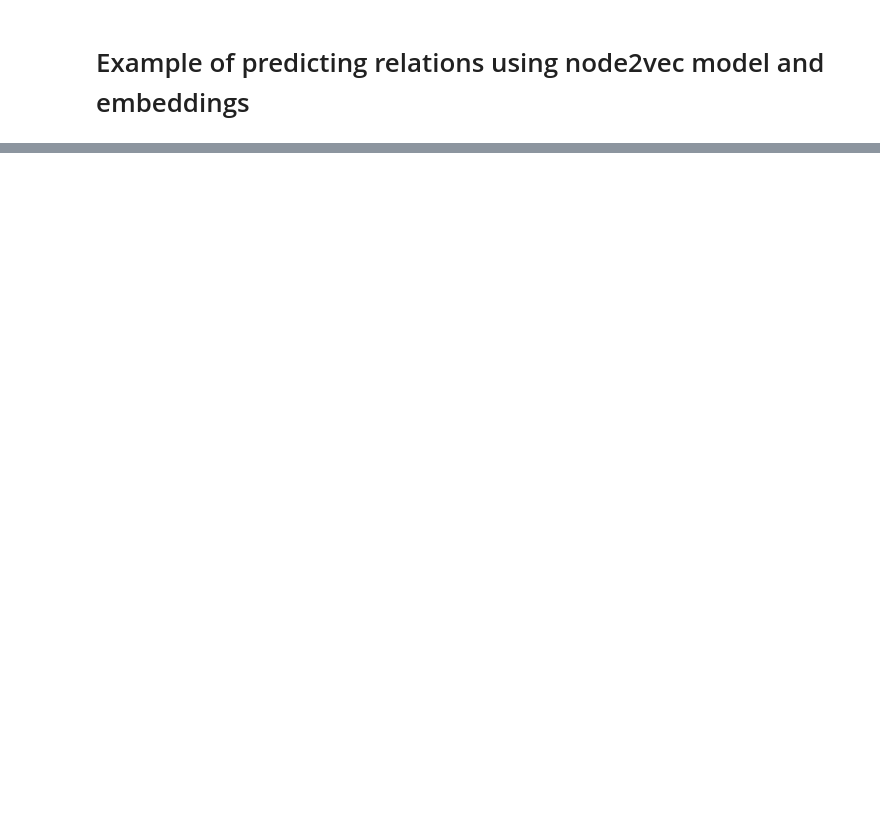
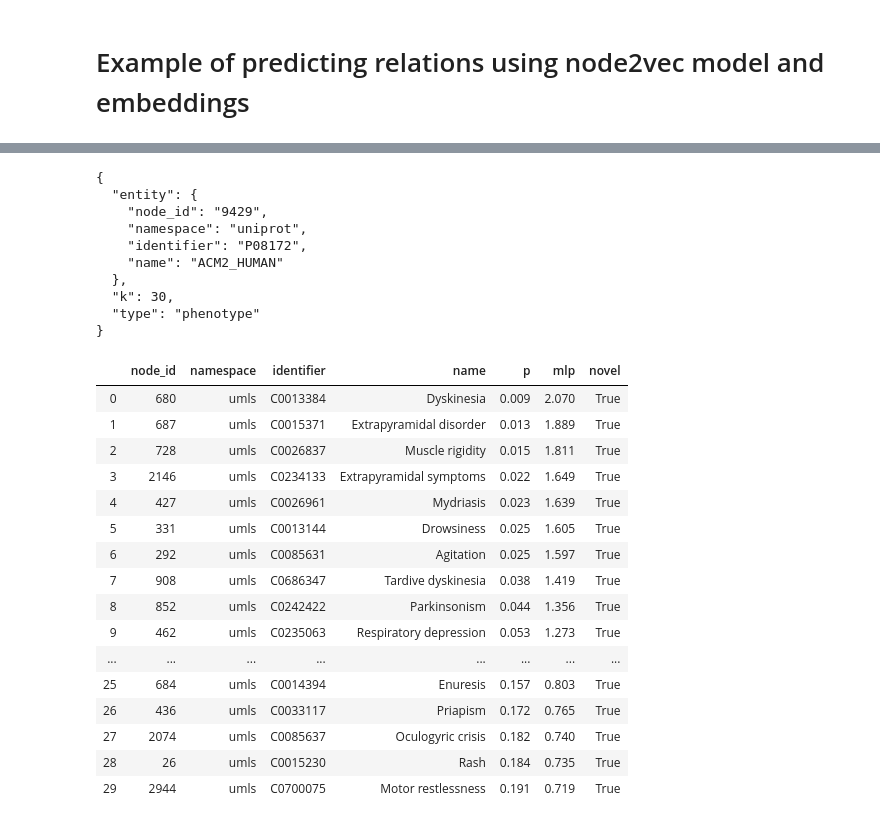
Before and after one commit to seffnet/seffnet, a Jupyter notebook: notebooks/Using the Predictive Model.ipynb, the cells around one changed output, grey strips where cells are left out. Cells and saved outputs as stored; diff of their text form; code cells hidden in the pictures; blank space fills up the shorter version.

```diff
--- a/notebooks/Using the Predictive Model.ipynb
+++ b/notebooks/Using the Predictive Model.ipynb
@@ -119,4 +301,32 @@ df
 # %%
-query, df = get_predictions_df('uniprot:P11229', 'phenotype')
+query, df = get_predictions_df('uniprot:P08172', 'phenotype')
 print(json.dumps(query, indent=2))
 df
+# %% [output]
+{
+  "entity": {
+    "node_id": "9429",
+    "namespace": "uniprot",
+    "identifier": "P08172",
+    "name": "ACM2_HUMAN"
+  },
+  "k": 30,
+  "type": "phenotype"
+}
+|  | node_id | namespace | identifier | name | p | mlp | novel |
+| 0 | 680 | umls | C0013384 | Dyskinesia | 0.009 | 2.070 | True |
+| 1 | 687 | umls | C0015371 | Extrapyramidal disorder | 0.013 | 1.889 | True |
+| 2 | 728 | umls | C0026837 | Muscle rigidity | 0.015 | 1.811 | True |
+| 3 | 2146 | umls | C0234133 | Extrapyramidal symptoms | 0.022 | 1.649 | True |
+| 4 | 427 | umls | C0026961 | Mydriasis | 0.023 | 1.639 | True |
+| 5 | 331 | umls | C0013144 | Drowsiness | 0.025 | 1.605 | True |
+| 6 | 292 | umls | C0085631 | Agitation | 0.025 | 1.597 | True |
+| 7 | 908 | umls | C0686347 | Tardive dyskinesia | 0.038 | 1.419 | True |
+| 8 | 852 | umls | C0242422 | Parkinsonism | 0.044 | 1.356 | True |
+| 9 | 462 | umls | C0235063 | Respiratory depression | 0.053 | 1.273 | True |
+| ... | ... | ... | ... | ... | ... | ... | ... |
+| 25 | 684 | umls | C0014394 | Enuresis | 0.157 | 0.803 | True |
+| 26 | 436 | umls | C0033117 | Priapism | 0.172 | 0.765 | True |
+| 27 | 2074 | umls | C0085637 | Oculogyric crisis | 0.182 | 0.740 | True |
+| 28 | 26 | umls | C0015230 | Rash | 0.184 | 0.735 | True |
+| 29 | 2944 | umls | C0700075 | Motor restlessness | 0.191 | 0.719 | True |
```
Also changed, not shown: parts of 25 cells of this notebook.
